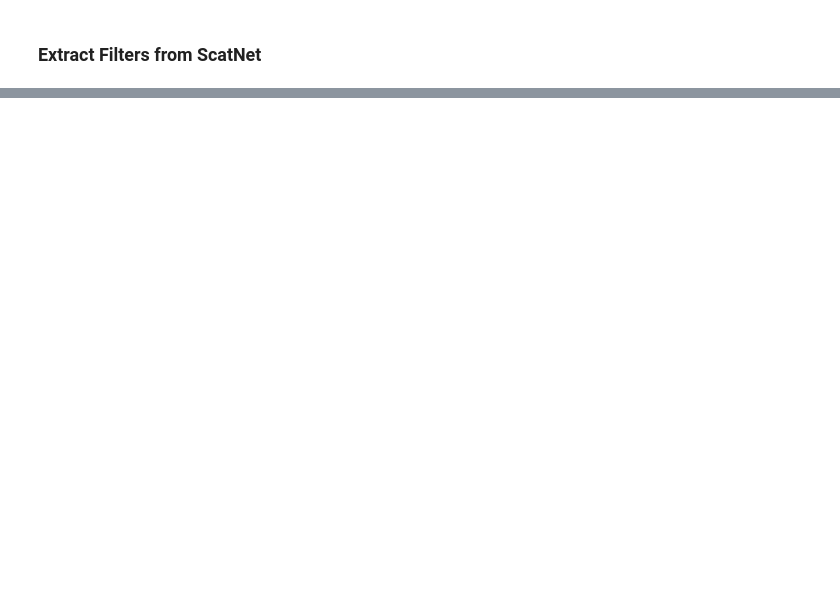
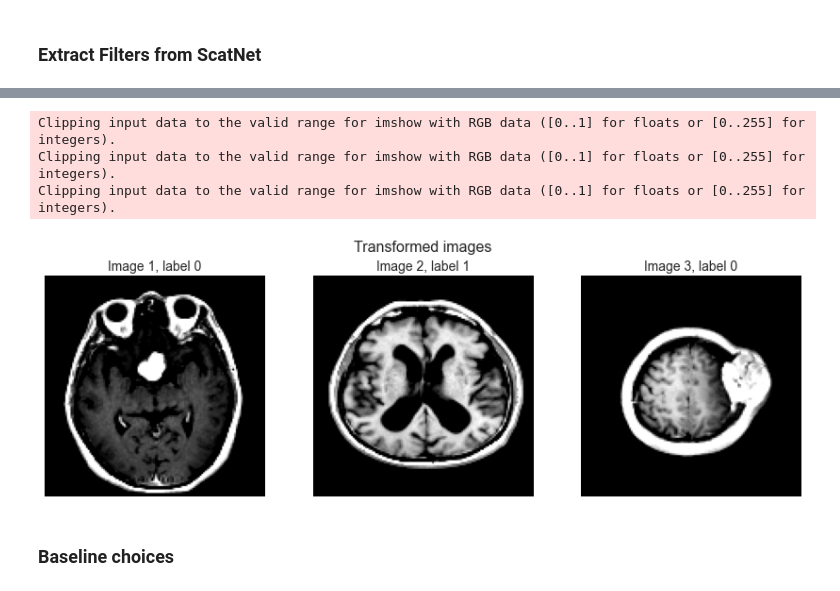
Before and after one commit to ChiaraSolito/XAIandVisual, a Jupyter notebook: experiments.ipynb, the cells around one changed output, grey strips where cells are left out. Saved outputs shown, nothing was run; the diff lists cells and outputs as text; code cells hidden in the pictures; blank space fills up the shorter version.

```diff
--- a/experiments.ipynb
+++ b/experiments.ipynb
@@ -345,0 +279,25 @@ Clipping input data to the valid range for imshow with RGB data ([0..1] for floa
+# %%
+# Apply transform to images
+for i in range(num_images):
+    images[i] = data_transform(images[i]).unsqueeze(0)
+
+# Plot
+fig, axs = plt.subplots(1, num_images, figsize=(12, 4))
+for i in range(num_images):
+    image = np.squeeze(np.array(images[i]), 0).transpose(1, 2, 0)
+    label = labels[i]
+
+    axs[i].imshow(image)
+    axs[i].axis('off')
+    axs[i].set_title(f'Image {i+1}, label {label}', fontsize=14)
+
+plt.suptitle('Transformed images', fontsize=16)
+plt.tight_layout()
+plt.show()
+# %% [output]
+Clipping input data to the valid range for imshow with RGB data ([0..1] for floats or [0..255] for integers).
+Clipping input data to the valid range for imshow with RGB data ([0..1] for floats or [0..255] for integers).
+Clipping input data to the valid range for imshow with RGB data ([0..1] for floats or [0..255] for integers).
+[figure, added]
+# %% [markdown]
+### Baseline choices
```
Also changed, not shown: parts of 39 cells of this notebook, 1 other file.
